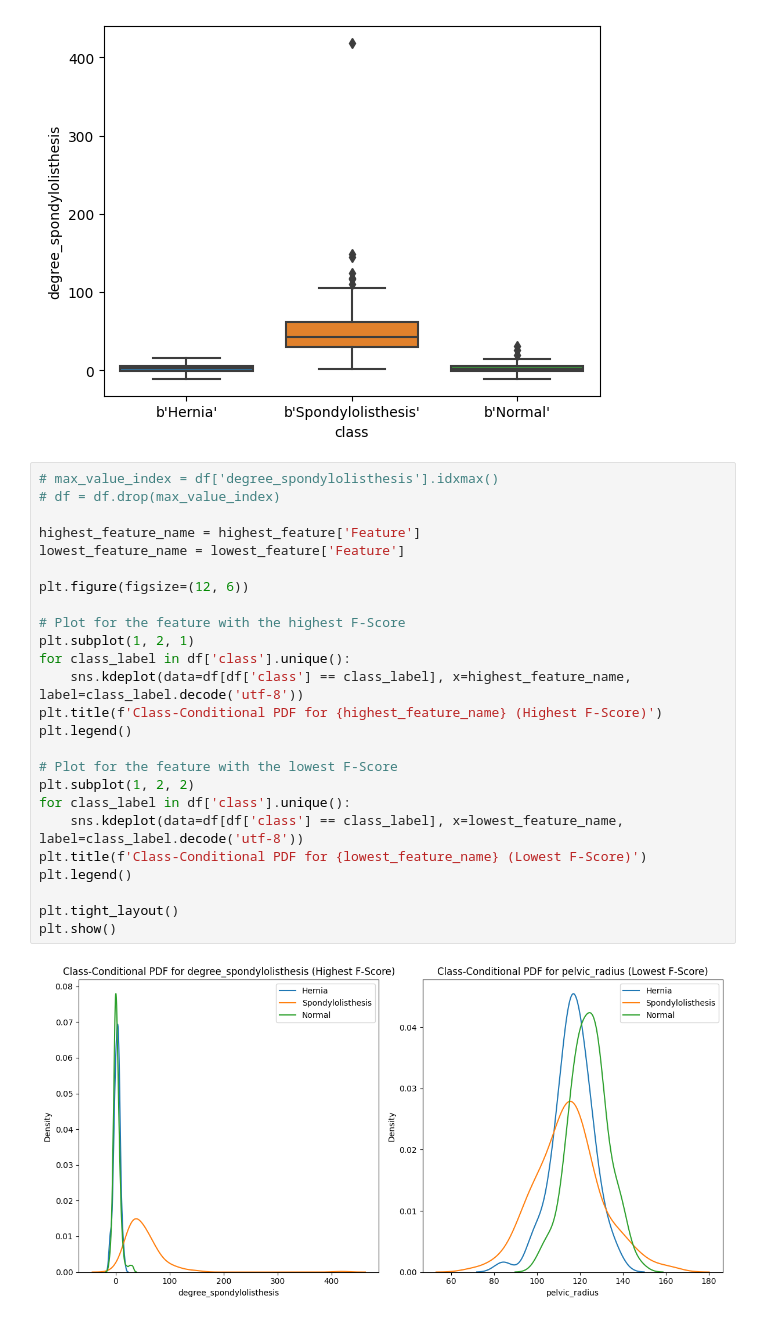
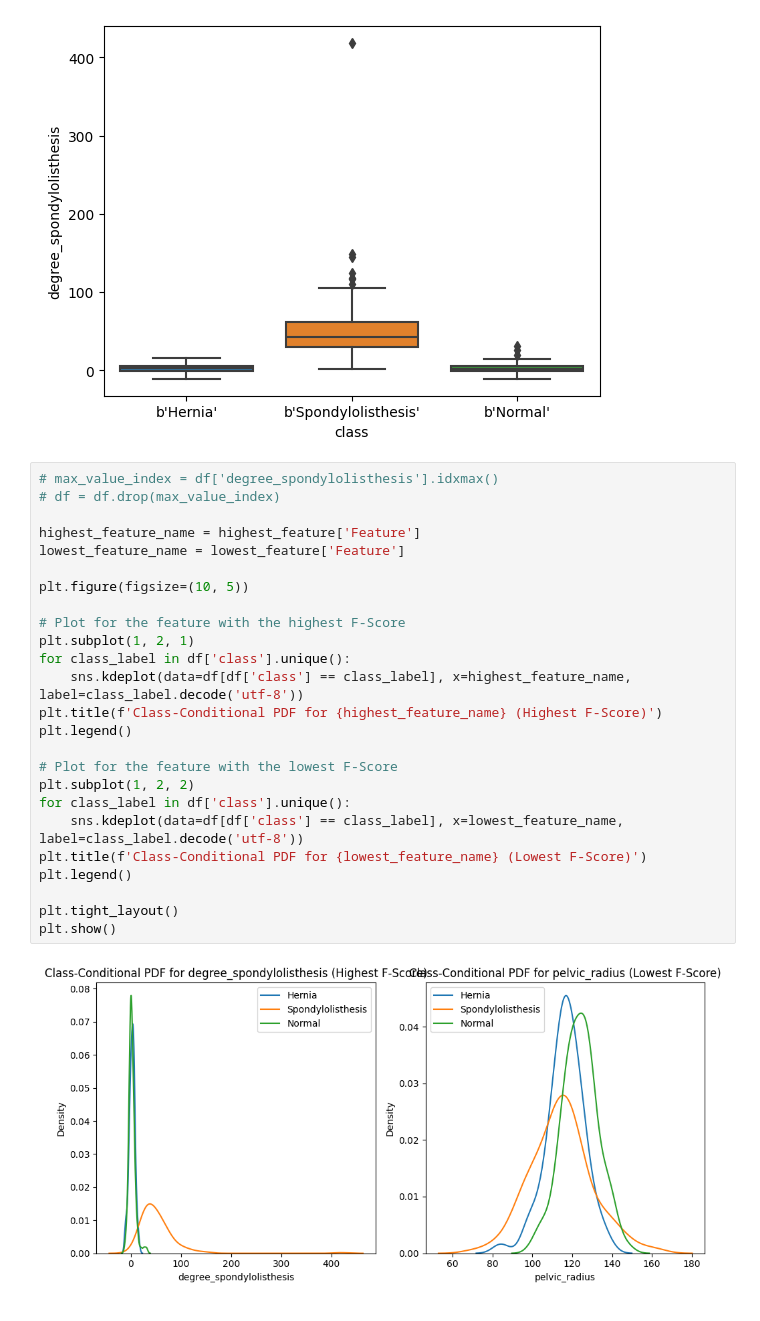
Before and after one commit to MateuSpencer/ML_HW_24-24, a Jupyter notebook: HW1.ipynb, the cells around one changed output. Saved outputs shown, nothing was run; the diff lists cells and outputs as text.

```diff
--- a/HW1.ipynb
+++ b/HW1.ipynb
@@ -58,28 +62,28 @@ plt.show()
 # %%
 # max_value_index = df['degree_spondylolisthesis'].idxmax()
 # df = df.drop(max_value_index)
 
 highest_feature_name = highest_feature['Feature']
 lowest_feature_name = lowest_feature['Feature']
 
-plt.figure(figsize=(12, 6))
+plt.figure(figsize=(10, 5))
 
 # Plot for the feature with the highest F-Score
 plt.subplot(1, 2, 1)
 for class_label in df['class'].unique():
     sns.kdeplot(data=df[df['class'] == class_label], x=highest_feature_name, label=class_label.decode('utf-8'))
 plt.title(f'Class-Conditional PDF for {highest_feature_name} (Highest F-Score)')
 plt.legend()
 
 # Plot for the feature with the lowest F-Score
 plt.subplot(1, 2, 2)
 for class_label in df['class'].unique():
     sns.kdeplot(data=df[df['class'] == class_label], x=lowest_feature_name, label=class_label.decode('utf-8'))
 plt.title(f'Class-Conditional PDF for {lowest_feature_name} (Lowest F-Score)')
 plt.legend()
 
 plt.tight_layout()
 plt.show()
 # %% [output]
-[figure, old version]
+[figure, new version]
 # %% [markdown]
```
Also changed, not shown: parts of 6 cells of this notebook.
